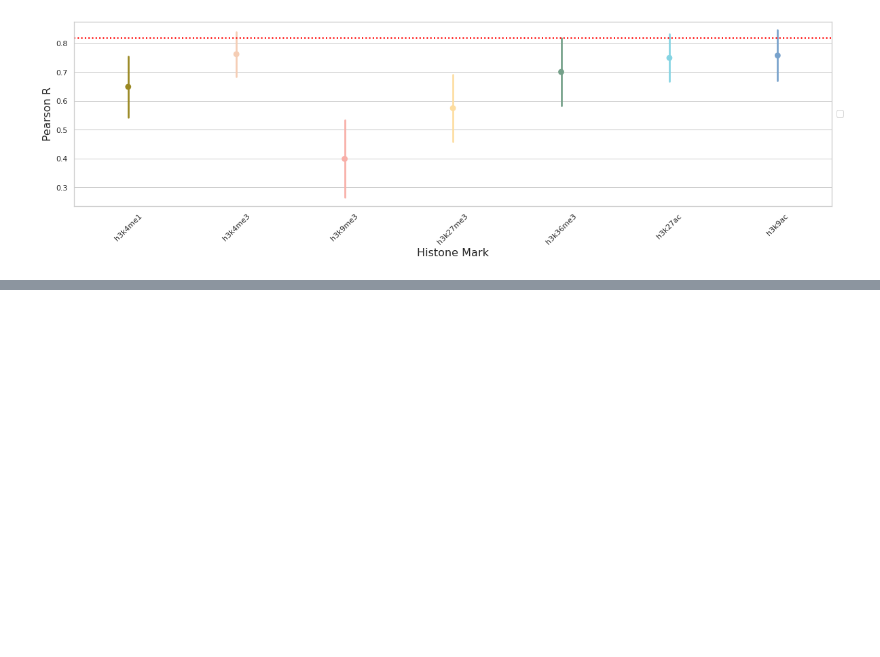
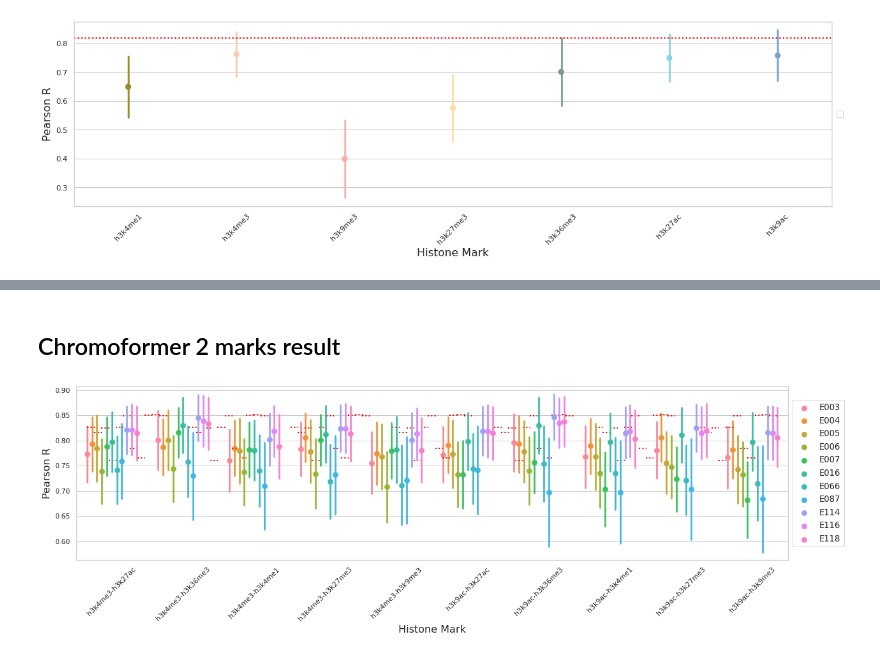
Before and after one commit to neurogenomics/chromexpress, a Jupyter notebook: Predicting.ipynb, the cells around one changed output, grey strips where cells are left out. Drawn from its saved outputs; the diff is of its cells as text; code cells hidden in the pictures; blank space fills up the shorter version.

Commit message:
run combins 2 hist marks

```diff
--- a/Predicting.ipynb
+++ b/Predicting.ipynb
@@ -1797,0 +1798,54 @@ The rest:
+# %% [markdown]
+## Chromoformer 2 marks result
+# %%
+#load chromoformer res
+import pandas as pd
+import pathlib
+from epi_to_express.constants import(
+    ASSAYS,
+    SAMPLES,
+    SAMPLE_IDS)
+
+PRED_PATH = pathlib.Path("./model_results/predictions")
+
+losses_chrom_2m = pd.read_csv(f"{PRED_PATH}/chromoformer_combins_blind_test.csv", sep='\t')
+#also loadf perf using all hist marks
+losses_chrom_all = pd.read_csv(f"{PRED_PATH}/chromoformer_all_hist_perf.csv")
+# %%
+#plot
+import seaborn as sns
+sns.set(rc={'figure.figsize':(20, 5)})
+#sns.set_palette("colorblind")
+#same wesanderson palette as used in R plots
+extended_palette = ["#9A8822","#F5CDB4","#F8AFA8",
+                    "#FDDDA0","#74A089","#85D4E3",
+                    #added extra to make 7
+                    '#78A2CC']
+sns.set(font_scale = 1.2)
+sns.set_style("whitegrid")
+
+perf_plt = sns.pointplot(hue = "cell",
+            y = "Pearson_R",
+            x = "assay",
+            #palette=sns.color_palette(extended_palette, 7)[2:4],
+            data = losses_chrom_2m, ci="sd",join=False,
+            dodge=0.7
+                      )
+#add perf of chromoformer for each cell type
+cell_mean_perf = losses_chrom_all.groupby(['cell'])['Pearson_R'].mean().values
+for ind,asy_i in enumerate(ASSAYS):
+    for c_ind,cell_i in enumerate(SAMPLE_IDS):
+        perf_plt.axhline(y=cell_mean_perf[c_ind],
+                         lw=2, c='red', ls=':',
+                         xmin=(ind/len(ASSAYS))+.015+((c_ind)/len(SAMPLE_IDS))/9,
+                         xmax=(ind/len(ASSAYS))+.026+((c_ind)/len(SAMPLE_IDS))/9)
+
+# Put the legend out of the figure
+perf_plt.legend(loc='center left', bbox_to_anchor=(1, 0.5))
+perf_plt.tick_params(axis='x', rotation=45)
+
+perf_plt.set_xlabel('Histone Mark',fontsize=16)
+perf_plt.set_ylabel('Pearson R',fontsize=16)
+perf_plt.tick_params(labelsize=11)
+# %% [output]
+[figure, added]
```
Also changed, not shown: parts of 6 cells of this notebook, 1 other file.
